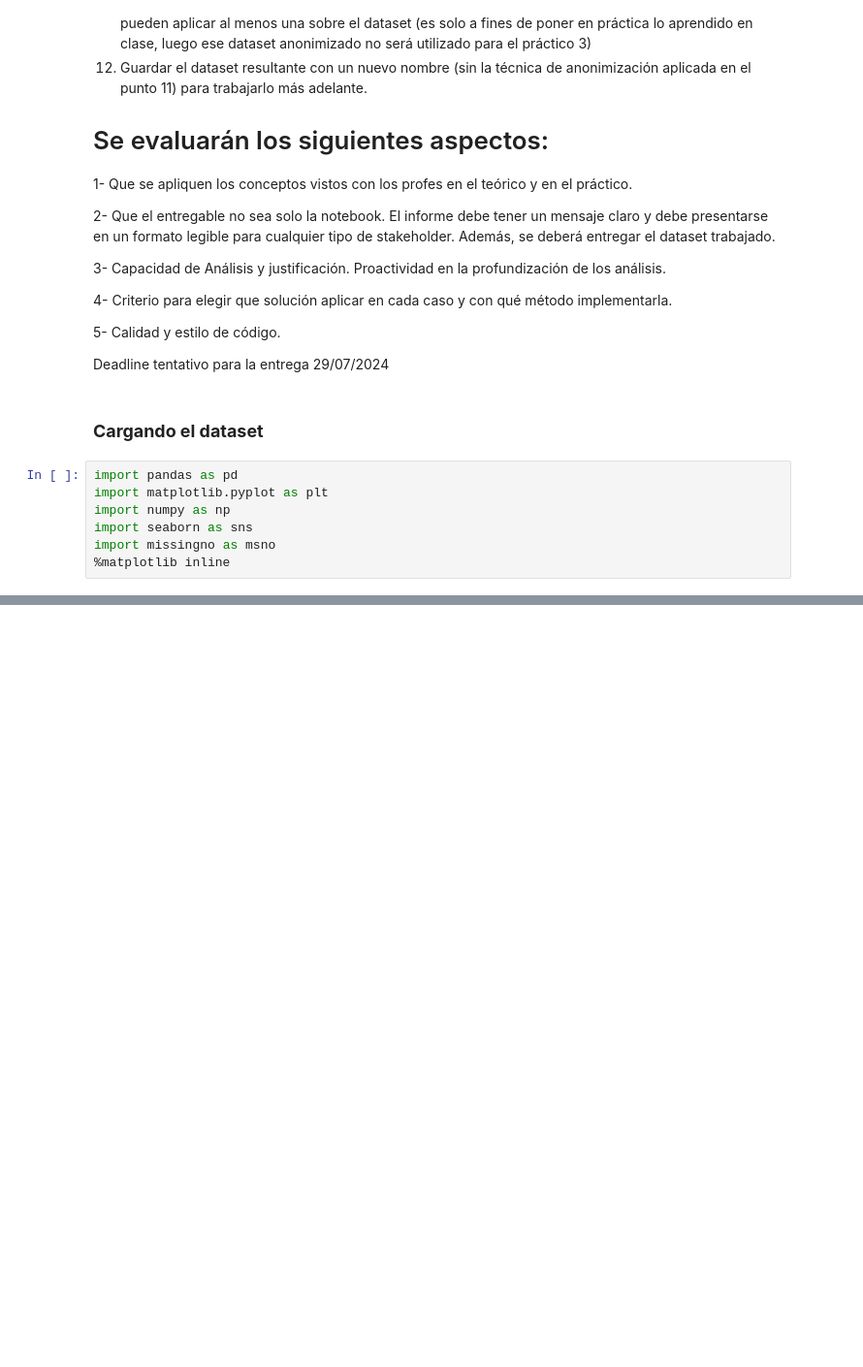
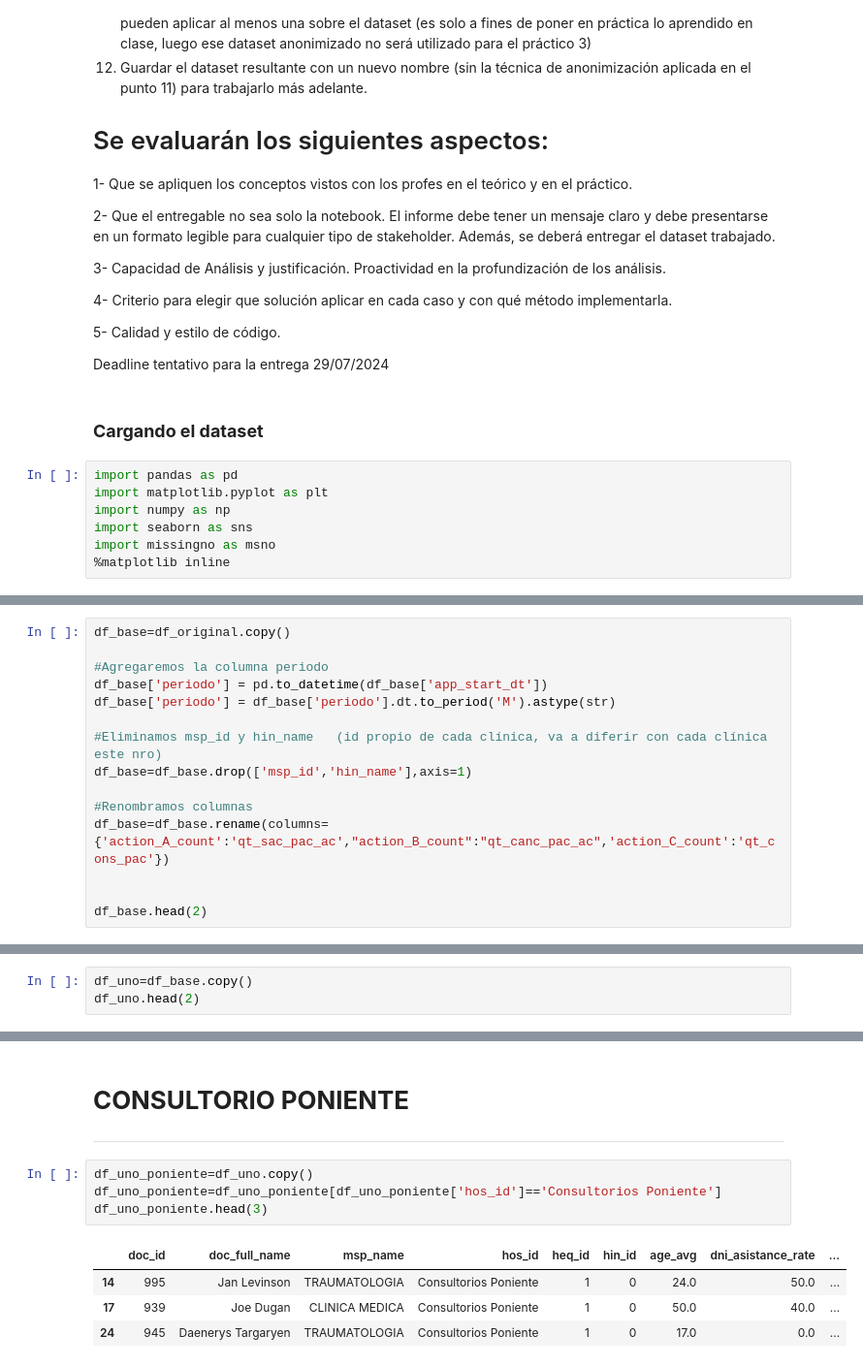
Before and after one commit to manufabregas/Dataset-Asistencia-a-turnos-m-dicos, a Jupyter notebook: TP 2/Práctico_2_Análisis_y_curación_de_datos.ipynb, the cells around one changed output, grey strips where cells are left out. Shown: that part at 97% size. Saved outputs shown, nothing was run; the diff lists cells and outputs as text; blank space fills up the shorter version.

```diff
--- a/TP 2/Práctico_2_Análisis_y_curación_de_datos.ipynb
+++ b/TP 2/Práctico_2_Análisis_y_curación_de_datos.ipynb
@@ -65,0 +60,15 @@ df_original
+# %%
+df_base=df_original.copy()
+
+#Agregaremos la columna periodo
+df_base['periodo'] = pd.to_datetime(df_base['app_start_dt'])
+df_base['periodo'] = df_base['periodo'].dt.to_period('M').astype(str)
+
+#Eliminamos msp_id y hin_name	(id propio de cada clínica, va a diferir con cada clínica este nro)
+df_base=df_base.drop(['msp_id','hin_name'],axis=1)
+
+#Renombramos columnas
+df_base=df_base.rename(columns={'action_A_count':'qt_sac_pac_ac',"action_B_count":"qt_canc_pac_ac",'action_C_count':'qt_cons_pac'})
+
+
+df_base.head(2)
@@ -65,0 +88,3 @@ df_original
+# %%
+df_uno=df_base.copy()
+df_uno.head(2)
@@ -65,0 +95,13 @@ df_original
+# %% [markdown]
+# **CONSULTORIO PONIENTE**
+
+---
+# %%
+df_uno_poniente=df_uno.copy()
+df_uno_poniente=df_uno_poniente[df_uno_poniente['hos_id']=='Consultorios Poniente']
+df_uno_poniente.head(3)
+# %% [output]
+|  | doc_id | doc_full_name | msp_name | hos_id | heq_id | hin_id | age_avg | dni_asistance_rate | ... |
+| 14 | 995 | Jan Levinson | TRAUMATOLOGIA | Consultorios Poniente | 1 | 0 | 24.0 | 50.0 | ... |
+| 17 | 939 | Joe Dugan | CLINICA MEDICA | Consultorios Poniente | 1 | 0 | 50.0 | 40.0 | ... |
+| 24 | 945 | Daenerys Targaryen | TRAUMATOLOGIA | Consultorios Poniente | 1 | 0 | 17.0 | 0.0 | ... |
```
Also changed, not shown: parts of 23 cells of this notebook.
